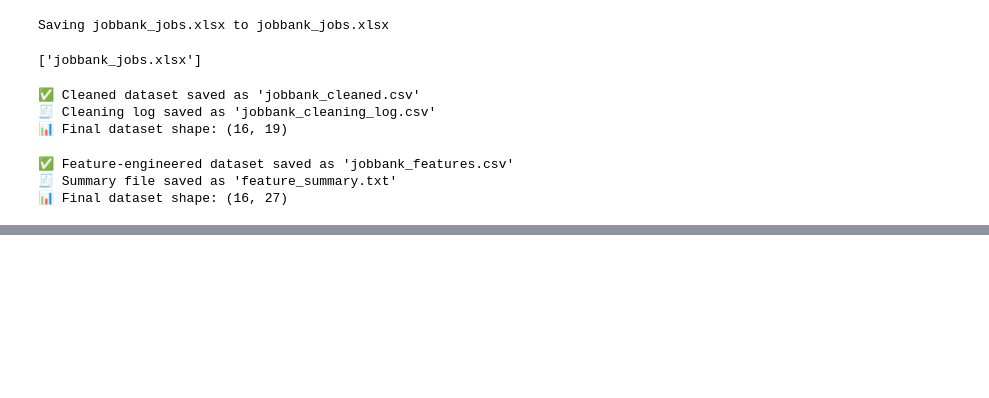
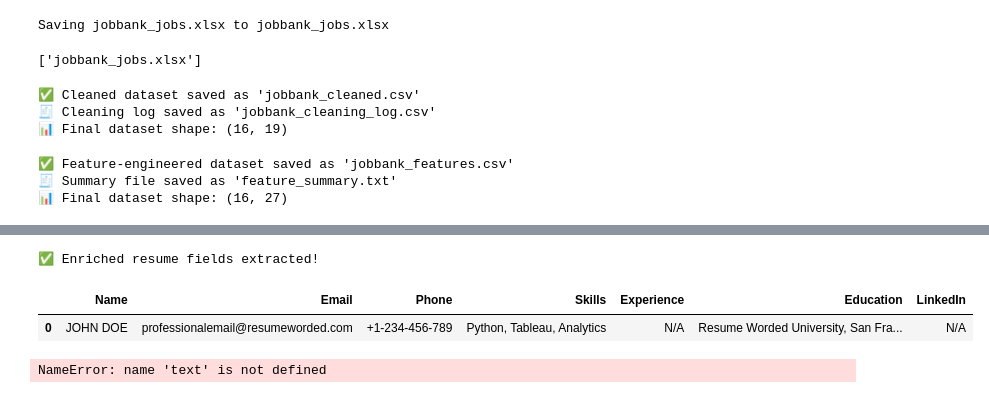
Before and after one commit to malluandcompany/Projects, a Jupyter notebook: jobbank_scraper.ipynb, the cells around one changed output, grey strips where cells are left out. Saved outputs shown, nothing was run; the diff lists cells and outputs as text; code cells hidden in the pictures; blank space fills up the shorter version.

```diff
--- a/jobbank_scraper.ipynb
+++ b/jobbank_scraper.ipynb
@@ -1008,0 +664,50 @@ Saving Data Analyst - ats compatible-1.pdf to Data Analyst - ats compatible-1 (2
+# %%
+# [2.3] Enhanced Resume Parsing (Experience, Education, URLs)
+import re
+
+def extract_experience(txt):
+    pattern = r"(?:^|\n)(WORK EXPERIENCE|PROFESSIONAL EXPERIENCE|EXPERIENCE)(.*?)(\n[A-Z ]{6,}|$)"
+    m = re.search(pattern, txt, flags=re.I | re.S)
+    if m:
+        content = m.group(2).strip()
+        if len(content) > 10:
+            return content
+    return "N/A"
+
+
+def extract_education(text):
+    pattern = r"(?:Education)(.*?)(?:Skills|Projects|Experience|$)"
+    match = re.search(pattern, text, re.I | re.S)
+    return match.group(1).strip() if match else "N/A"
+
+def extract_linkedin(txt):
+    m = re.search(r"(https?://[^\s]*linkedin\.com[^\s]*)", txt, flags=re.I)
+    return m.group(1).strip() if m else "N/A"
+
+
+def extract_name(text):
+    first_line = text.split("\n")[0]
+    if re.match(r"[A-Za-z]+ [A-Za-z]+", first_line):
+        return first_line.strip()
+    return "N/A"
+
+# Apply functions
+df["Name"] = extract_name(final_text)
+df["Experience"] = extract_experience(final_text)
+df["Education"] = extract_education(final_text)
+df["LinkedIn"] = extract_linkedin(final_text)
+
+df.to_csv("parsed_resume.csv", index=False)
+print("✅ Enriched resume fields extracted!")
+df.head(1)
+# %% [output]
+✅ Enriched resume fields extracted!
+|  | Name | Email | Phone | Skills | Experience | Education | LinkedIn |
+| 0 | JOHN DOE | professionalemail@resumeworded.com | +1-234-456-789 | Python, Tableau, Analytics | N/A | Resume Worded University, San Fra... | N/A |
+# %%
+df["Experience"] = extract_experience(text)
+df["LinkedIn"] = extract_linkedin(text)
+df.to_csv("parsed_resume.csv", index=False)
+df.head()
+# %% [output]
+NameError: name 'text' is not defined
```
Also changed, not shown: parts of 16 cells of this notebook.
